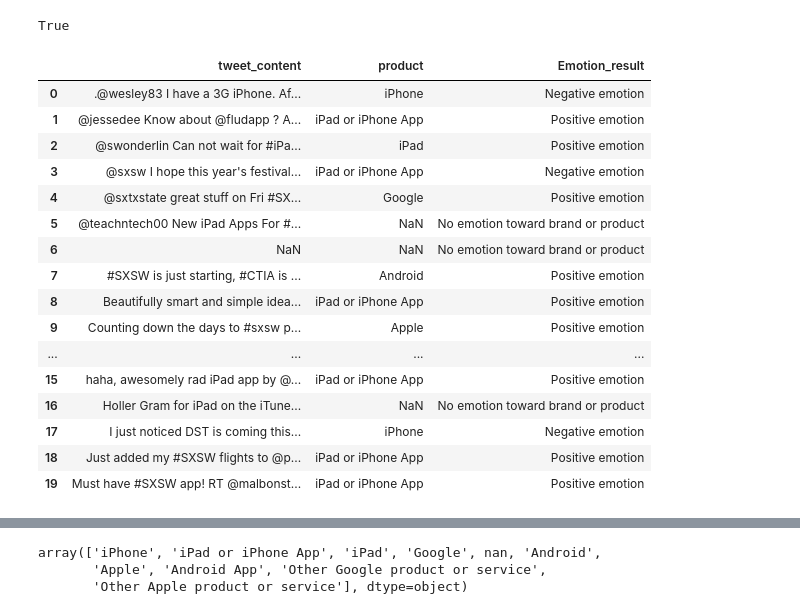
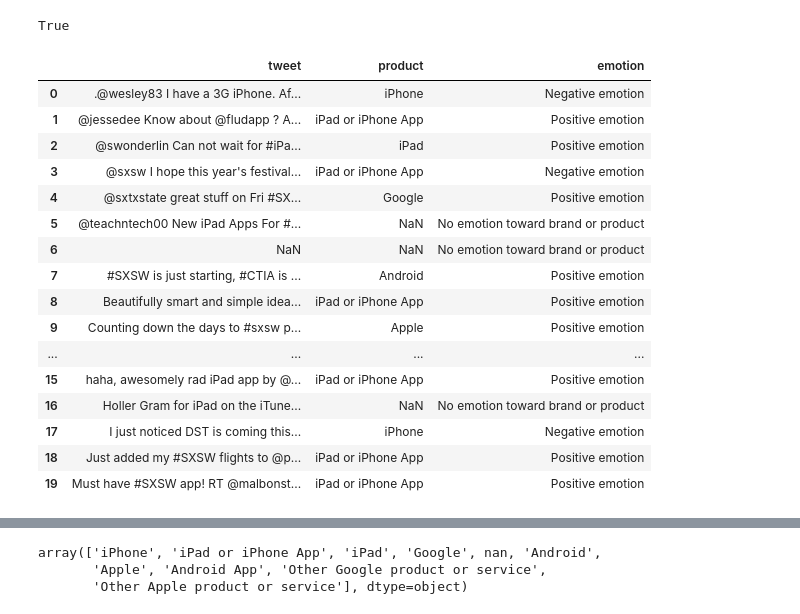
Before and after one commit to wambuiGicheha/nlp_project, a Jupyter notebook: index.ipynb, the cells around one changed output, grey strips where cells are left out. Cells and saved outputs as stored; diff of their text form; code cells hidden in the pictures.

```diff
--- a/index.ipynb
+++ b/index.ipynb
@@ -53,23 +56,23 @@ True
 # %%
 #load the data
 sentiments = pd.read_csv("Data/tweet_product_company.csv", encoding='ISO-8859-1')
 
 
 #rename column names
 # Define new column names
 new_column_names = {
-    'tweet_text': 'tweet_content',
+    'tweet_text': 'tweet',
     'emotion_in_tweet_is_directed_at': 'product',
-    'is_there_an_emotion_directed_at_a_brand_or_product': 'Emotion_result'
+    'is_there_an_emotion_directed_at_a_brand_or_product': 'emotion'
 }
 
 # Rename columns
 sentiments.rename(columns=new_column_names, inplace=True)
 
 # Display the updated DataFrame
 sentiments.head(20)
 # %% [output]
-|  | tweet_content | product | Emotion_result |
+|  | tweet | product | emotion |
 | 0 | .@wesley83 I have a 3G iPhone. Af... | iPhone | Negative emotion |
 | 1 | @jessedee Know about @fludapp ? A... | iPad or iPhone App | Positive emotion |
 | 2 | @swonderlin Can not wait for #iPa... | iPad | Positive emotion |
```
Also changed, not shown: parts of 19 cells of this notebook.
